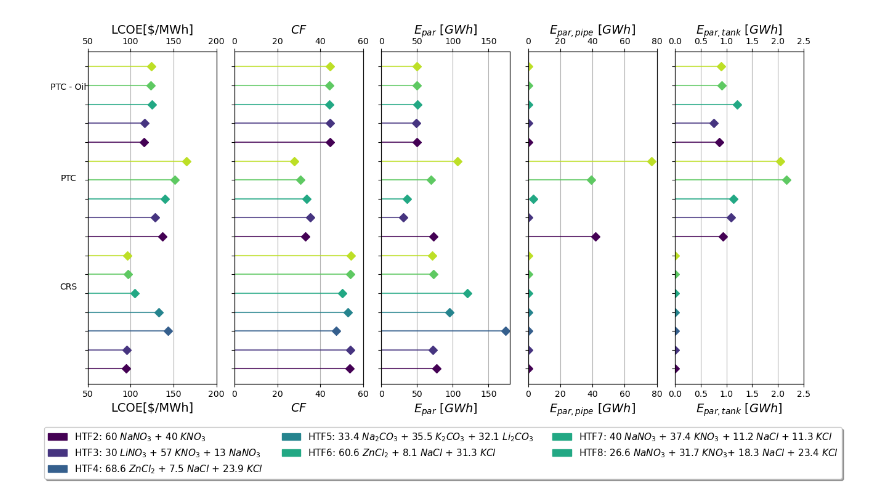
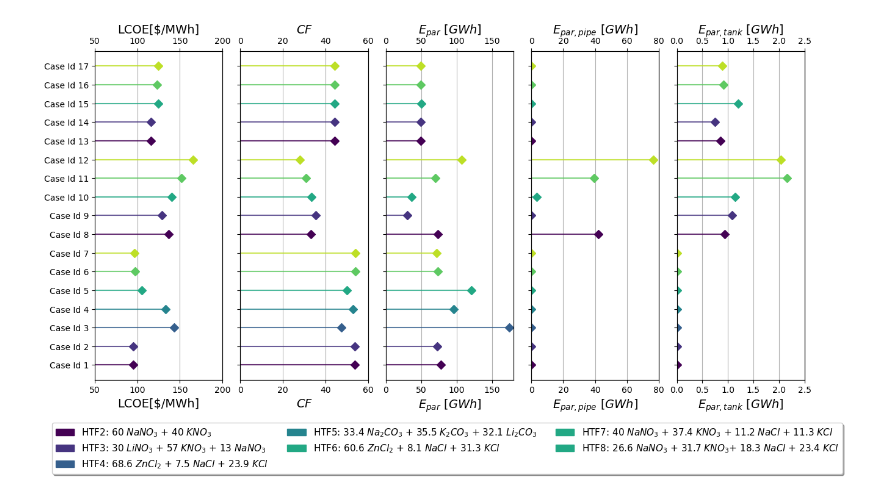
Before and after one commit to J-Cardemil/Dataviz, a Jupyter notebook: Lolipop/Paper_results_Salts_Base.ipynb, the cells around one changed output. Saved outputs shown, nothing was run; the diff lists cells and outputs as text; code cells hidden in the pictures.

Commit message:
cases

```diff
--- a/Lolipop/Paper_results_Salts_Base.ipynb
+++ b/Lolipop/Paper_results_Salts_Base.ipynb
@@ -62,63 +62,33 @@ for i in axes:
             c = c_v[6]
 
         # These two lines are for lollipop
         plt.hlines(y=my_range[j], xmin=0, xmax=df1[var1[i]][j]*m[i], color=c, alpha=0.8)
         plt.plot(df1[var1[i]][j]*m[i], my_range[j], "D", ms=N_salts ,color=c)
         #
 
         j+=1
     plt.xlabel(var2[i], fontsize=fs_x)
     plt.grid(axis='x')
     plt.xticks(fontsize=fs_t)
     ax0 = ax[i].twiny()
     ax0.set_xlim(ax[i].get_xlim())
     plt.xlabel(var2[i], fontsize=fs_x)
     plt.xticks(fontsize=fs_t)
 
-# plt.yticks(my_range, df['Sal'])
-plt.yticks(my_range, '')
-
-
-# Functions for adding labels and additional lines
-def add_line(ax, xpos, ypos):
-    line = plt.Line2D([xpos-.1, xpos+ .1], [ypos, ypos],
-                       transform=ax.transAxes, color='black')
-    line.set_clip_on(False)
-    ax.add_line(line)
-
-def label_len(my_index,level):
-    labels = my_index.get_level_values(level)
-    return [(k, sum(1 for i in g)) for k,g in groupby(labels)]
-
-def label_group_bar_table(ax, df):
-    xpos = .05
-    scale = 0.929/df.index.size
-    for level in range(df.index.nlevels)[::-1]:
-        pos = 1.7
-        for label, rpos in label_len(df.index,level):
-            if label in ('HTF2','HTF3','HTF4','HTF5','HTF6','HTF7','HTF8'):
-               label = ''
-            lypos = (pos + 0.5 * rpos)*scale
-            ax.text(xpos, lypos, label, ha='center', transform=ax.transAxes)
-            # add_line(ax, xpos, (pos+.15)*scale)
-            pos += rpos
-        # add_line(ax, xpos, (pos+.15)*scale)
-        xpos -= .2
-
-# For grouping labels in the y axis
-label_group_bar_table(ax[0], df1)
+plt.yticks(my_range, df['Case'])
+#plt.yticks(my_range, '')
 
 # Molten salt legends
 S1_p = mpatches.Patch(color=c_v[0],label='HTF2: 60 $NaNO_3$ + 40 $KNO_3$')
 S2_p = mpatches.Patch(color=c_v[1],label='HTF3: 30 $LiNO_3$ + 57 $KNO_3$ + 13 $NaNO_3$')
 S3_p = mpatches.Patch(color=c_v[2],label='HTF4: 68.6 $ZnCl_2$ + 7.5 $NaCl$ + 23.9 $KCl$')
 S4_p = mpatches.Patch(color=c_v[3],label='HTF5: 33.4 $Na_2CO_3$ + 35.5 $K_2CO_3$ + 32.1 $Li_2CO_3$')
 S5_p = mpatches.Patch(color=c_v[4],label='HTF6: 60.6 $ZnCl_2$ + 8.1 $NaCl$ + 31.3 $KCl$')
 S6_p = mpatches.Patch(color=c_v[4],label='HTF7: 40 $NaNO_3$ + 37.4 $KNO_3$ + 11.2 $NaCl$ + 11.3 $KCl$')
 S7_p = mpatches.Patch(color=c_v[4],label='HTF8: 26.6 $NaNO_3$ + 31.7 $KNO_3$+ 18.3 $NaCl$ + 23.4 $KCl$')
 plt.legend(handles=[S1_p,S2_p,S3_p,S4_p,S5_p,S6_p,S7_p], loc='lower center',
            bbox_to_anchor=(-1.8, -0.3), fancybox=True, shadow=True, ncol=3, prop={'size': 11})
 
 plt.show()
 # %% [output]
-[figure, old version]
+[figure, new version]
```
